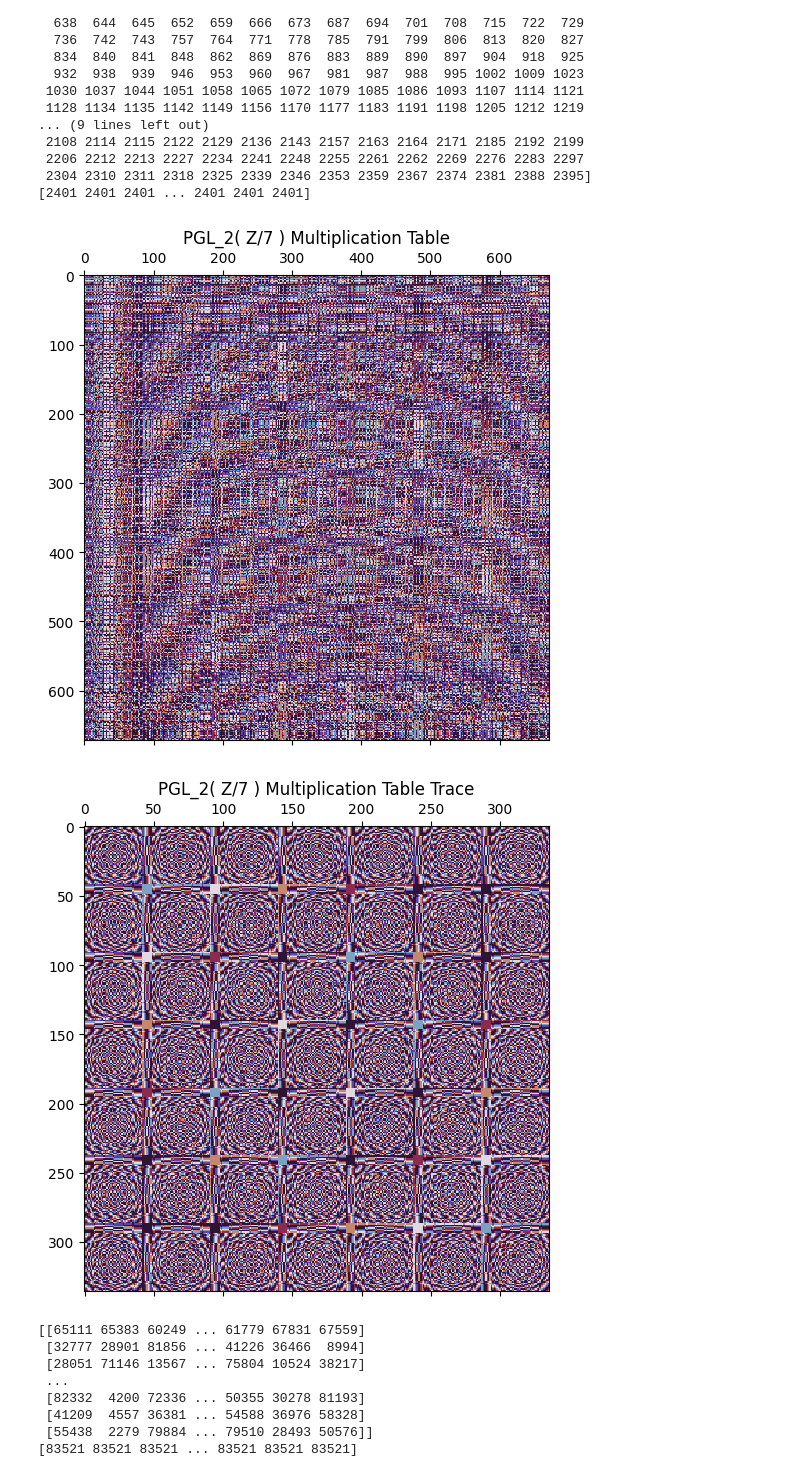
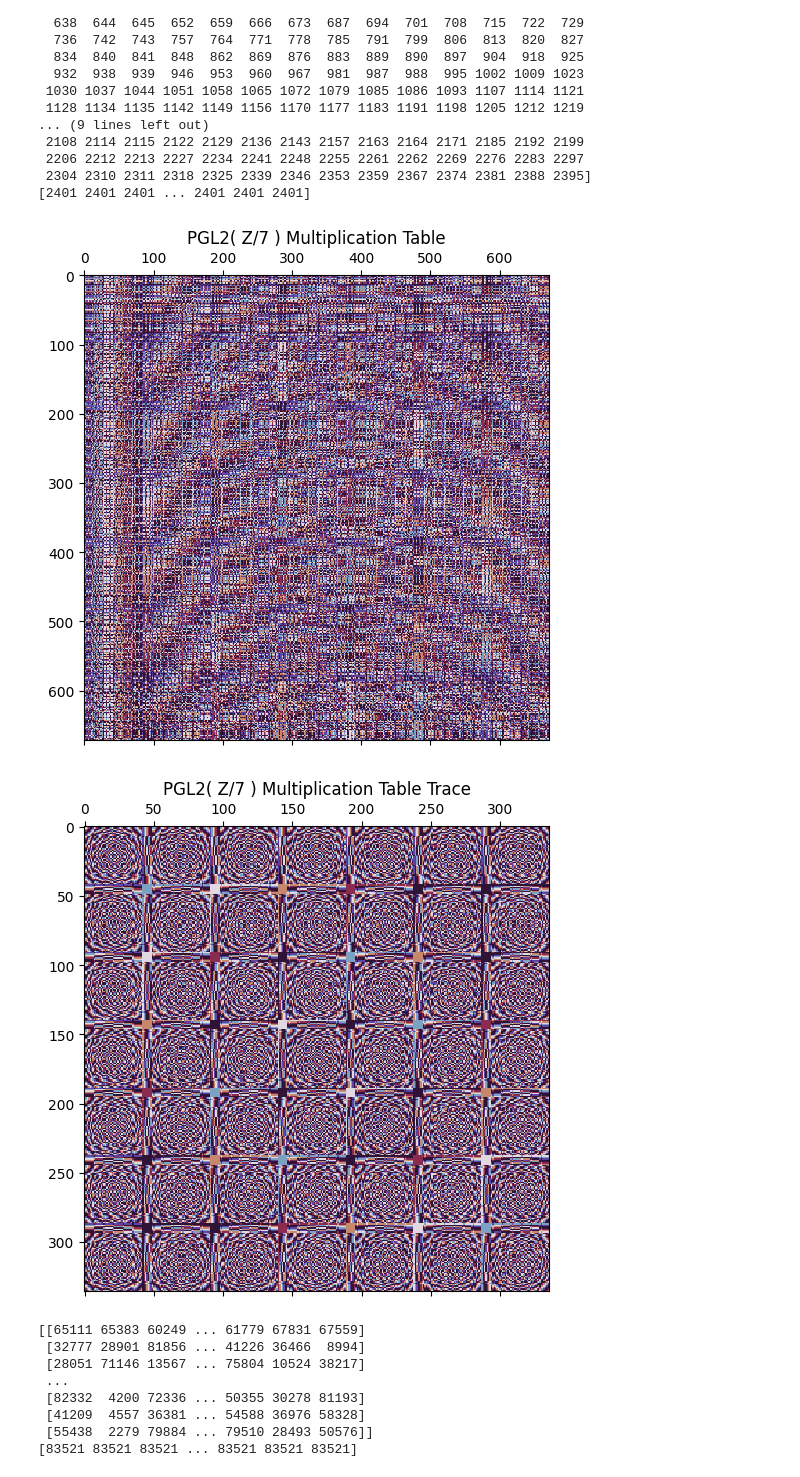
Before and after one commit to michaelontiveros/poppy, a Jupyter notebook: poppy.ipynb, the cells around one changed output. Drawn from its saved outputs; the diff is of its cells as text; code cells hidden in the pictures.

```diff
--- a/poppy.ipynb
+++ b/poppy.ipynb
@@ -122,13 +113,13 @@ print(i)
  2304 2310 2311 2318 2325 2339 2346 2353 2359 2367 2374 2381 2388 2395]
 [2401 2401 2401 ... 2401 2401 2401]
 # %%
-pgl2 = jax.vmap(poppy.decode, in_axes = (0,None))(pgl2c,p)
+pgl2 = jax.vmap(poppy.decode, in_axes = (0,None))(pgl2c,p).squeeze()
 
-poppy.plot(jax.numpy.tensordot(pgl2,pgl2, axes=([2],[1])).reshape((len(pgl2)*2,-1))%p, title = f'PGL_2( Z/{p} ) Multiplication Table')
-poppy.plot(poppy.tracemod(jax.numpy.tensordot(pgl2,pgl2, axes=([2],[1])).swapaxes(1,2)%p,p), title = f'PGL_2( Z/{p} ) Multiplication Table Trace')
+poppy.plot(jax.numpy.tensordot(pgl2,pgl2, axes=([2],[1])).reshape((len(pgl2)*2,-1))%p, title = f'PGL2( Z/{p} ) Multiplication Table')
+poppy.plot(poppy.tracemod(jax.numpy.tensordot(pgl2,pgl2, axes=([2],[1])).swapaxes(1,2)%p,p), title = f'PGL2( Z/{p} ) Multiplication Table Trace')
 # %% [output]
-[figure, old version]
+[figure, new version]
-[figure, old version]
+[figure, new version]
 # %%
 p = 23
 q = 17
```
Also changed, not shown: parts of 6 cells of this notebook, 3 other files.
